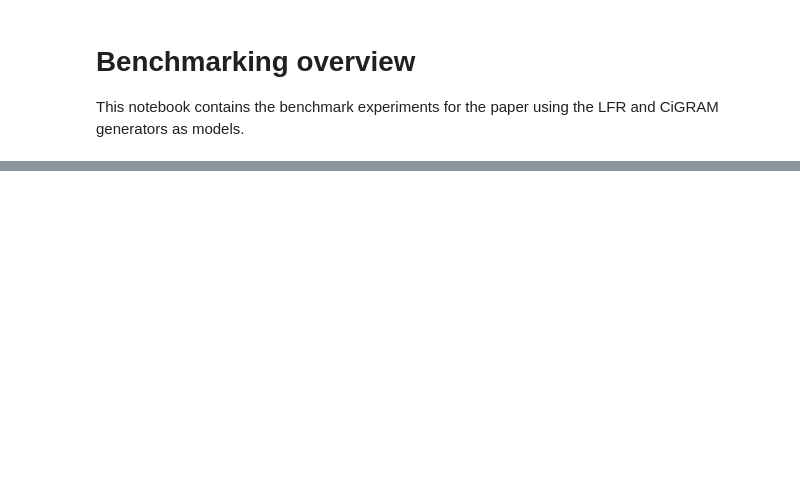
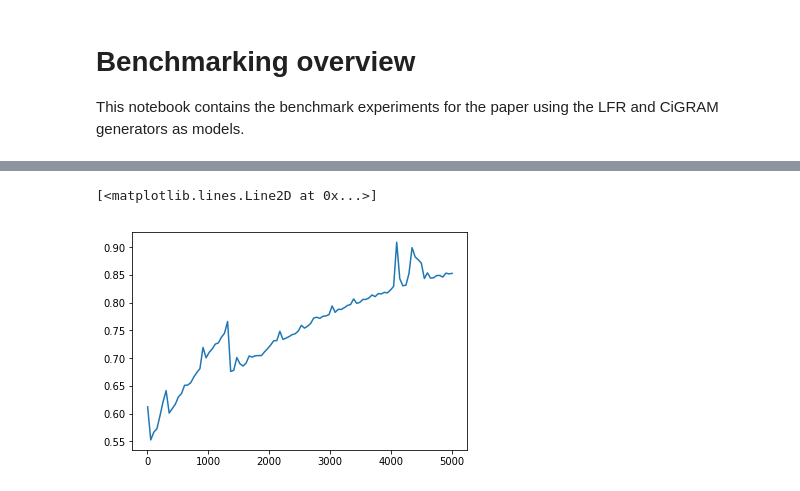
Before and after one commit to SBRCNottingham/cluster_query_tool, a Jupyter notebook: notebooks/LFR Benchmark.ipynb, the cells around one changed output, grey strips where cells are left out. Cells and saved outputs as stored; diff of their text form; code cells hidden in the pictures; blank space fills up the shorter version.

```diff
--- a/notebooks/LFR Benchmark.ipynb
+++ b/notebooks/LFR Benchmark.ipynb
@@ -30,4 +123,6 @@ def gen_benchmark(params, seed, samples, n_jobs=cpu_count()):
 # %%
+from collections import defaultdict
+import json
 params = dict(
     n=1000,
     average_degree=20,
@@ -35,12 +130,16 @@ params = dict(
     minc_size=10,
     maxc_size=50,
 )
+network_samples = 2
+seed = 1339
 
-seed = 1337
+seed_sizes = [1, 3, 7, 15]
 
 mu_vals = np.linspace(0.01, 1, 10)
-for pset in param_modifier(params, "mu", mu_vals):
-    benchmarks = gen_benchmark(pset, seed, 10)
-    for graph, communities in benchmarks:
-        pass
-        #parition_space = get_index(graph)
+
+
+test = params.copy()
+test["mu"] = 0.7
+test["seed"] = seed
+%time graph, communities = lfr_benchmark_graph(**test)
+%time index = get_index(graph, use_cache=True)
@@ -46,0 +151,24 @@ for pset in param_modifier(params, "mu", mu_vals):
+# %%
+def _t():
+    for community in communities.values():
+        samples = unique_sampler(community, 30, max_samples=120)
+        for sample in samples:
+            mu_ivector(graph, index, sample)
+
+# %time _t()
+
+import time
+total = []
+nodes = list(graph.nodes())
+for s in np.linspace(10, len(nodes), 100).astype(int):
+    start = time.time()
+    opt = mu_ivector(graph, index, nodes[:s])
+
+    end = time.time()
+
+    total.append(end - start)
+
+plt.plot(np.linspace(10, len(nodes), 100), total)
+# %% [output]
+[<matplotlib.lines.Line2D at 0x...>]
+[figure, added]
```
Also changed, not shown: parts of 10 cells of this notebook, 32 other files.
